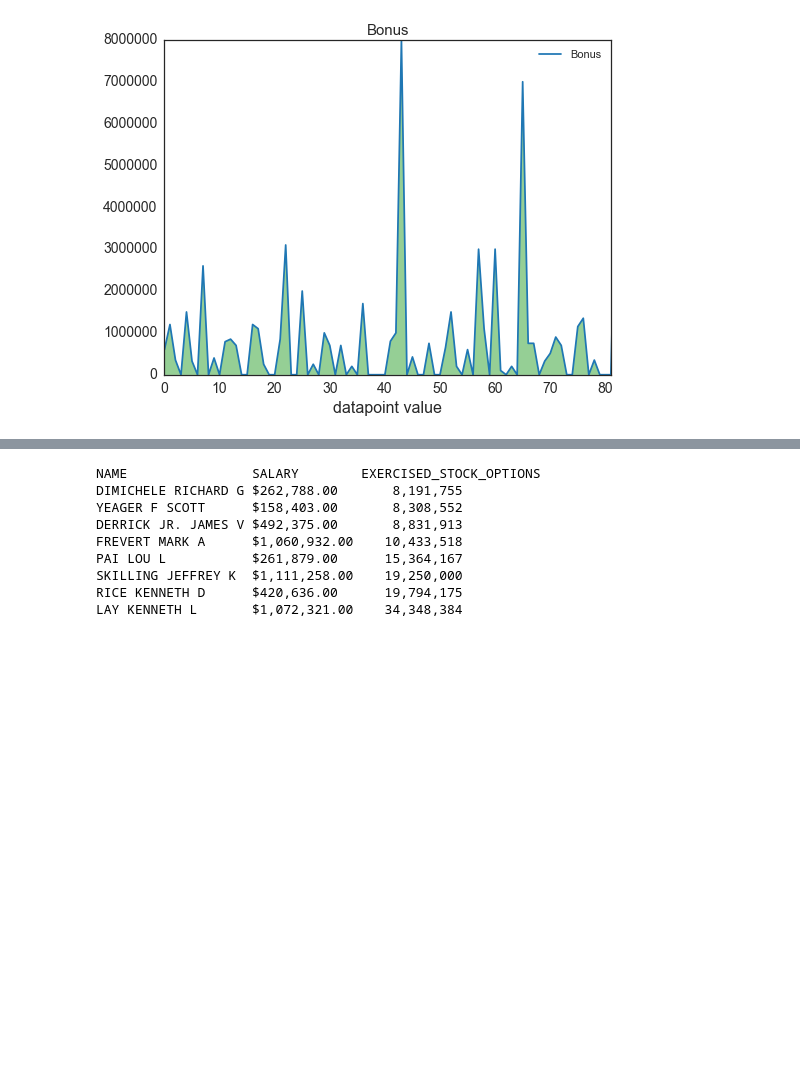
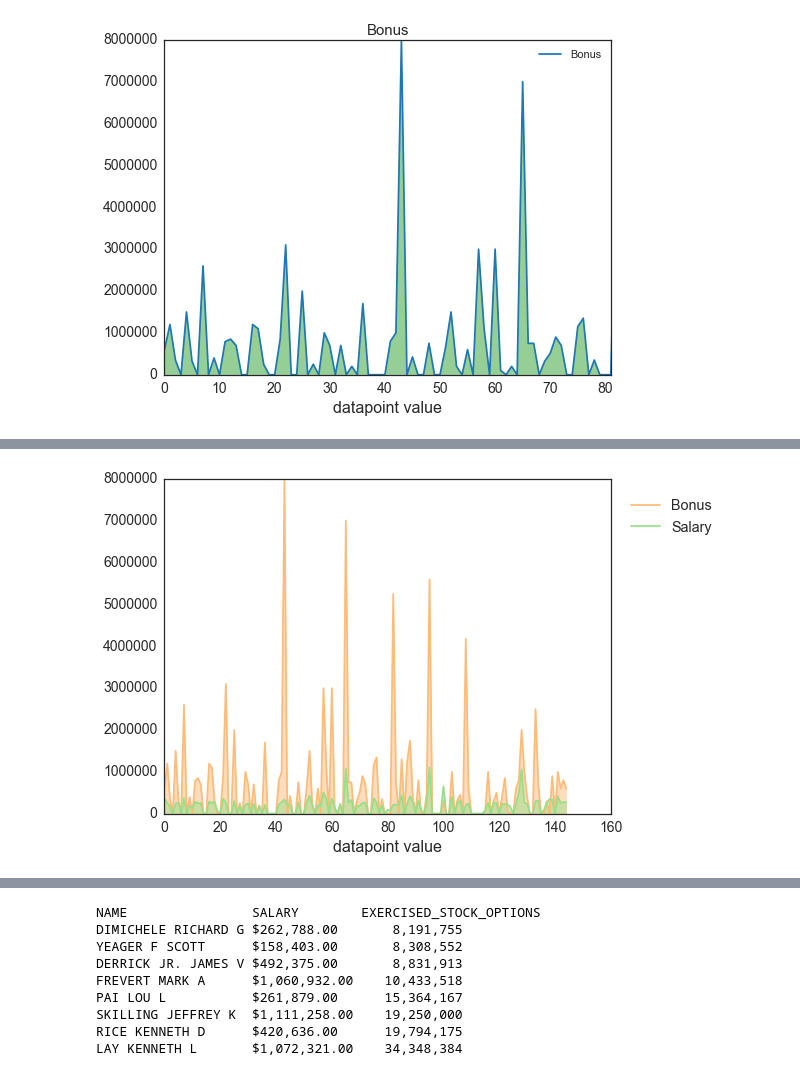
Before and after one commit to omoju/identifyFraudFromEnronEmail, a Jupyter notebook: IdentifyFraudFromEnronEmail.ipynb, the cells around one changed output, grey strips where cells are left out. Cells and saved outputs as stored; diff of their text form; code cells hidden in the pictures; blank space fills up the shorter version.

```diff
--- a/IdentifyFraudFromEnronEmail.ipynb
+++ b/IdentifyFraudFromEnronEmail.ipynb
@@ -380,0 +395,18 @@ data = compareTwoFeatures(f1, f2, df)
+# %%
+x = range(0,len(df))
+
+
+plt.plot(x, df['bonus'], label='Bonus', color=tableau20[3])
+plt.plot(x, df['salary'], label='Salary', color=tableau20[5])
+
+fill_between(x, df['bonus'], 0, alpha=0.5,color=tableau20[3])
+fill_between(x, df['salary'], 0, alpha=0.5,color=tableau20[5])
+
+
+_= plt.xlabel('datapoint value')
+_= plt.title('')
+
+_= plt.legend(bbox_to_anchor=(1, 1), loc=2, borderaxespad=1, fontsize='large')
+plt.show()
+# %% [output]
+[figure, added]
```
Also changed, not shown: parts of 19 cells of this notebook, 6 other files.
